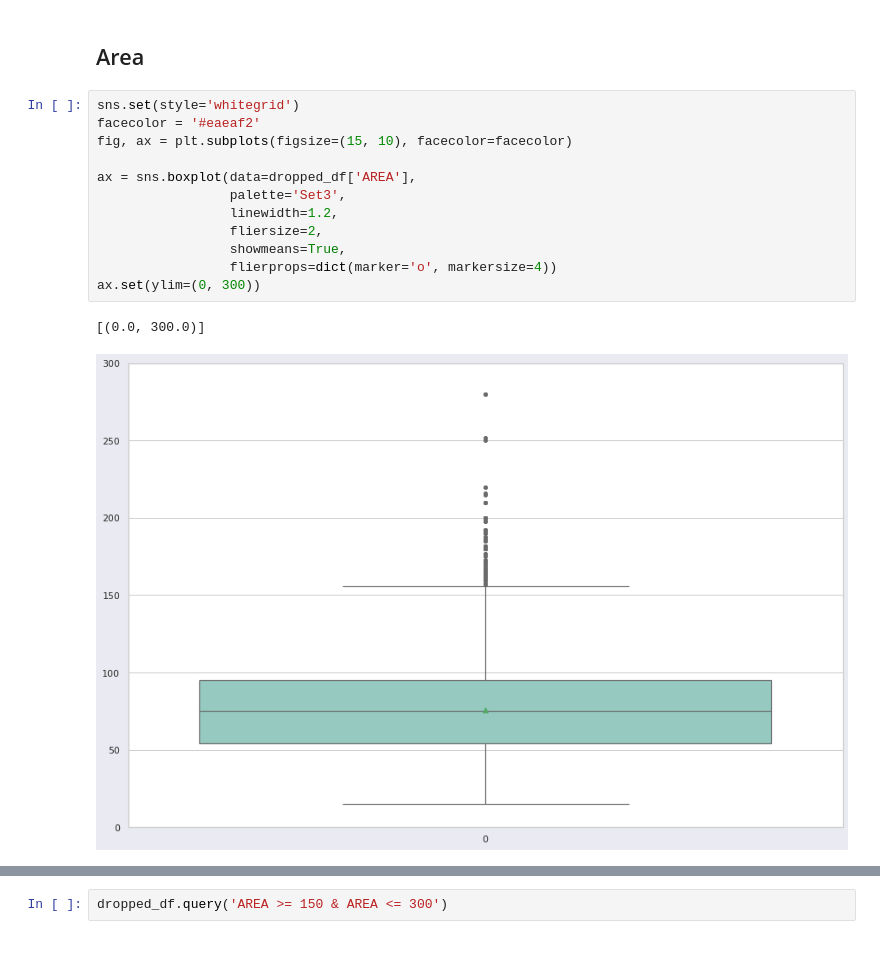
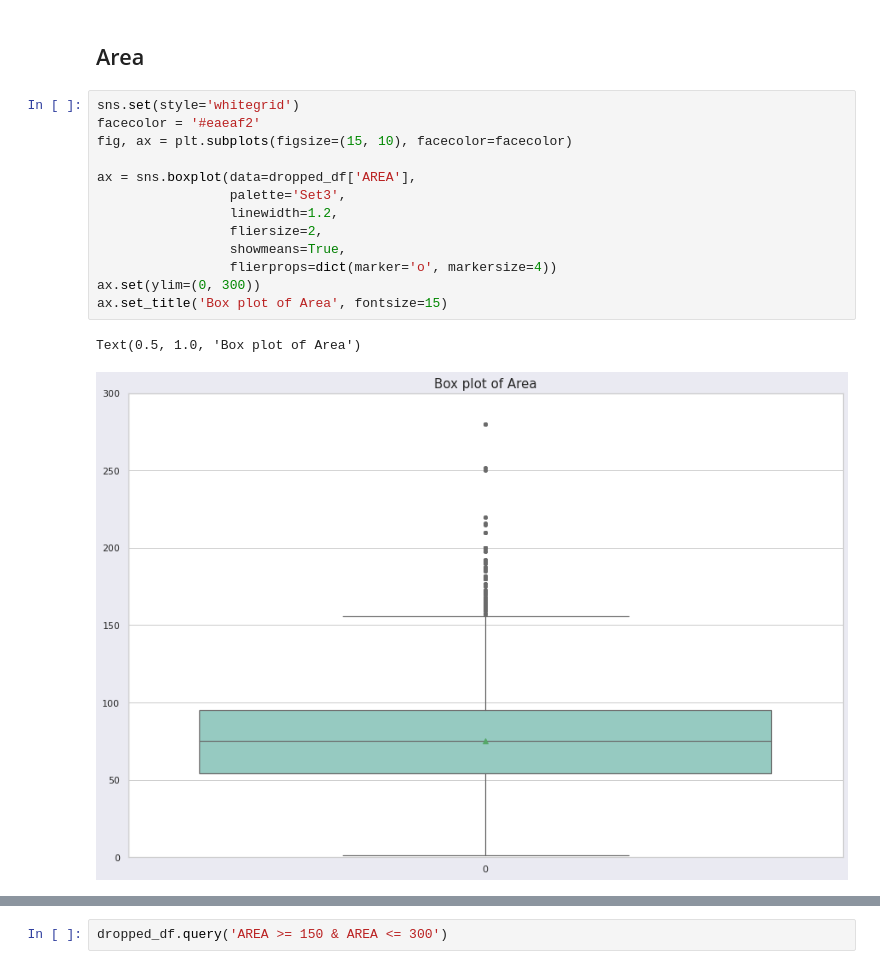
Before and after one commit to phamvanhanh6720/PredictRentedApartment, a Jupyter notebook: process_data/KHDL_visualize.ipynb, the cells around one changed output, grey strips where cells are left out. Cells and saved outputs as stored; diff of their text form.

```diff
--- a/process_data/KHDL_visualize.ipynb
+++ b/process_data/KHDL_visualize.ipynb
@@ -542,18 +540,19 @@ len(dropped_df)
 # %%
 sns.set(style='whitegrid')
 facecolor = '#eaeaf2'
 fig, ax = plt.subplots(figsize=(15, 10), facecolor=facecolor)
 
 ax = sns.boxplot(data=dropped_df['AREA'],
                  palette='Set3',
                  linewidth=1.2,
                  fliersize=2,
                  showmeans=True,
                  flierprops=dict(marker='o', markersize=4))
 ax.set(ylim=(0, 300))
+ax.set_title('Box plot of Area', fontsize=15)
 # %% [output]
-[(0.0, 300.0)]
+Text(0.5, 1.0, 'Box plot of Area')
-[figure, old version]
+[figure, new version]
 # %%
 dropped_df['AREA'].max()
 # %% [output]
```
Also changed, not shown: parts of 19 cells of this notebook.
